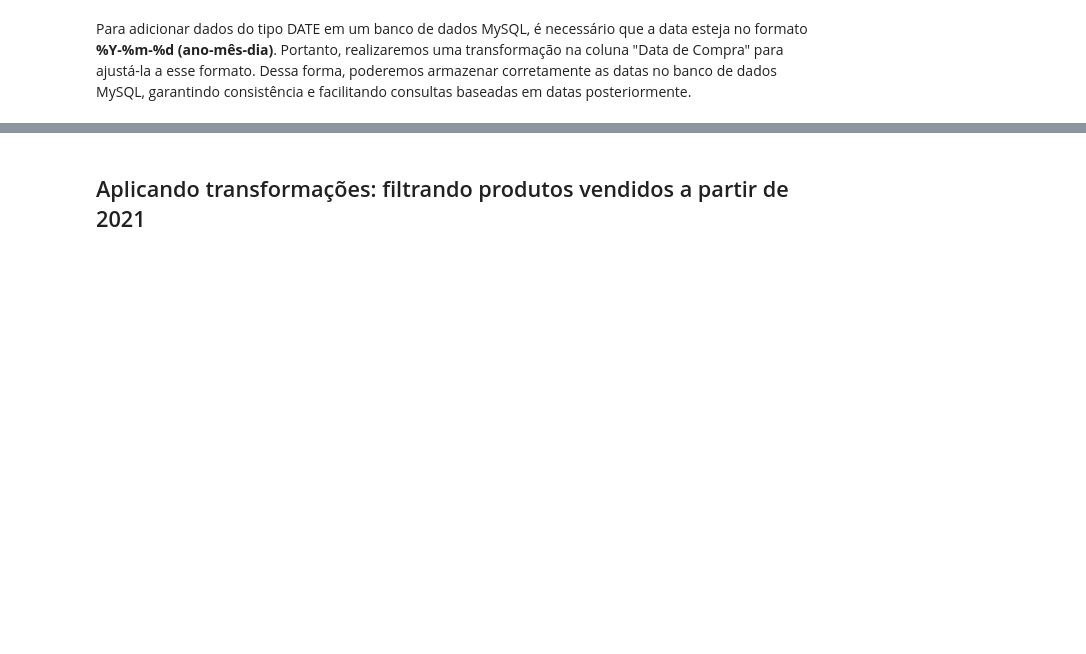
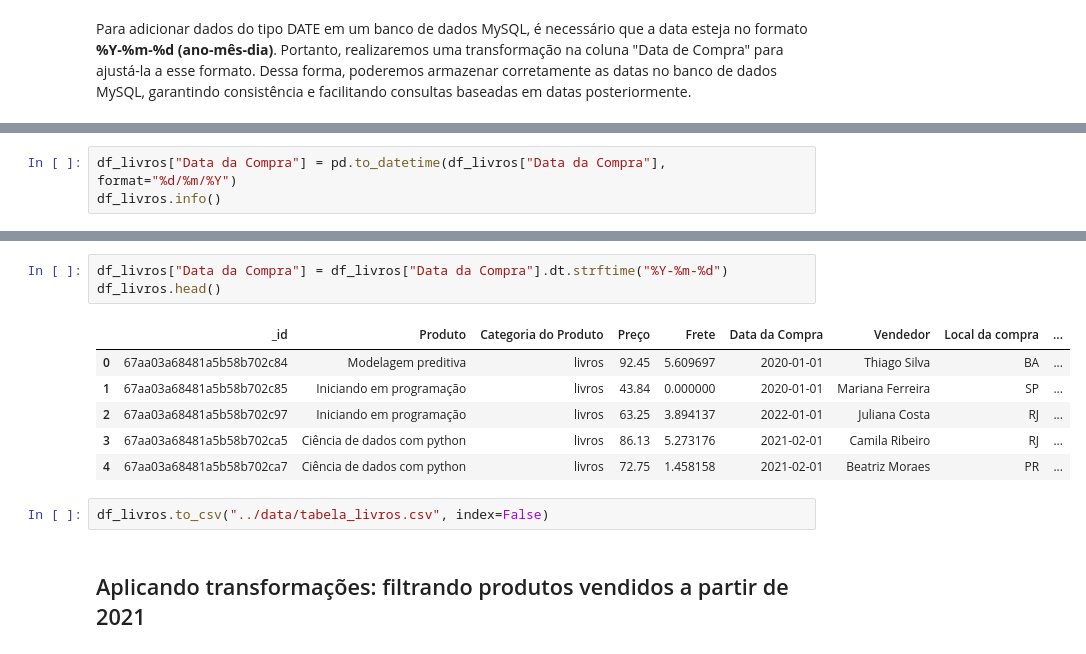
Before and after one commit to augustomiller/pipeline-python-mongo-mysql, a Jupyter notebook: notebooks/transform_data.ipynb, the cells around one changed output, grey strips where cells are left out. Saved outputs shown, nothing was run; the diff lists cells and outputs as text; blank space fills up the shorter version.

Commit message:
formatting the purchase date

```diff
--- a/notebooks/transform_data.ipynb
+++ b/notebooks/transform_data.ipynb
@@ -130,0 +154,3 @@ Para adicionar dados do tipo DATE em um banco de dados MySQL, é necessário que
+# %%
+df_livros["Data da Compra"] = pd.to_datetime(df_livros["Data da Compra"], format="%d/%m/%Y")
+df_livros.info()
@@ -131,3 +178,15 @@ Para adicionar dados do tipo DATE em um banco de dados MySQL, é necessário que
+# %%
+df_livros["Data da Compra"] = df_livros["Data da Compra"].dt.strftime("%Y-%m-%d")
+df_livros.head()
+# %% [output]
+|  | _id | Produto | Categoria do Produto | Preço | Frete | Data da Compra | Vendedor | Local da compra | ... |
+| 0 | 67aa03a68481a5b58b702c84 | Modelagem preditiva | livros | 92.45 | 5.609697 | 2020-01-01 | Thiago Silva | BA | ... |
+| 1 | 67aa03a68481a5b58b702c85 | Iniciando em programação | livros | 43.84 | 0.000000 | 2020-01-01 | Mariana Ferreira | SP | ... |
+| 2 | 67aa03a68481a5b58b702c97 | Iniciando em programação | livros | 63.25 | 3.894137 | 2022-01-01 | Juliana Costa | RJ | ... |
+| 3 | 67aa03a68481a5b58b702ca5 | Ciência de dados com python | livros | 86.13 | 5.273176 | 2021-02-01 | Camila Ribeiro | RJ | ... |
+| 4 | 67aa03a68481a5b58b702ca7 | Ciência de dados com python | livros | 72.75 | 1.458158 | 2021-02-01 | Beatriz Moraes | PR | ... |
+# %%
+df_livros.to_csv("../data/tabela_livros.csv", index=False)
 # %% [markdown]
 ## Aplicando transformações: filtrando produtos vendidos a partir de 2021
 # %% [markdown]
```
Also changed, not shown: parts of 2 cells of this notebook, 1 other file.
